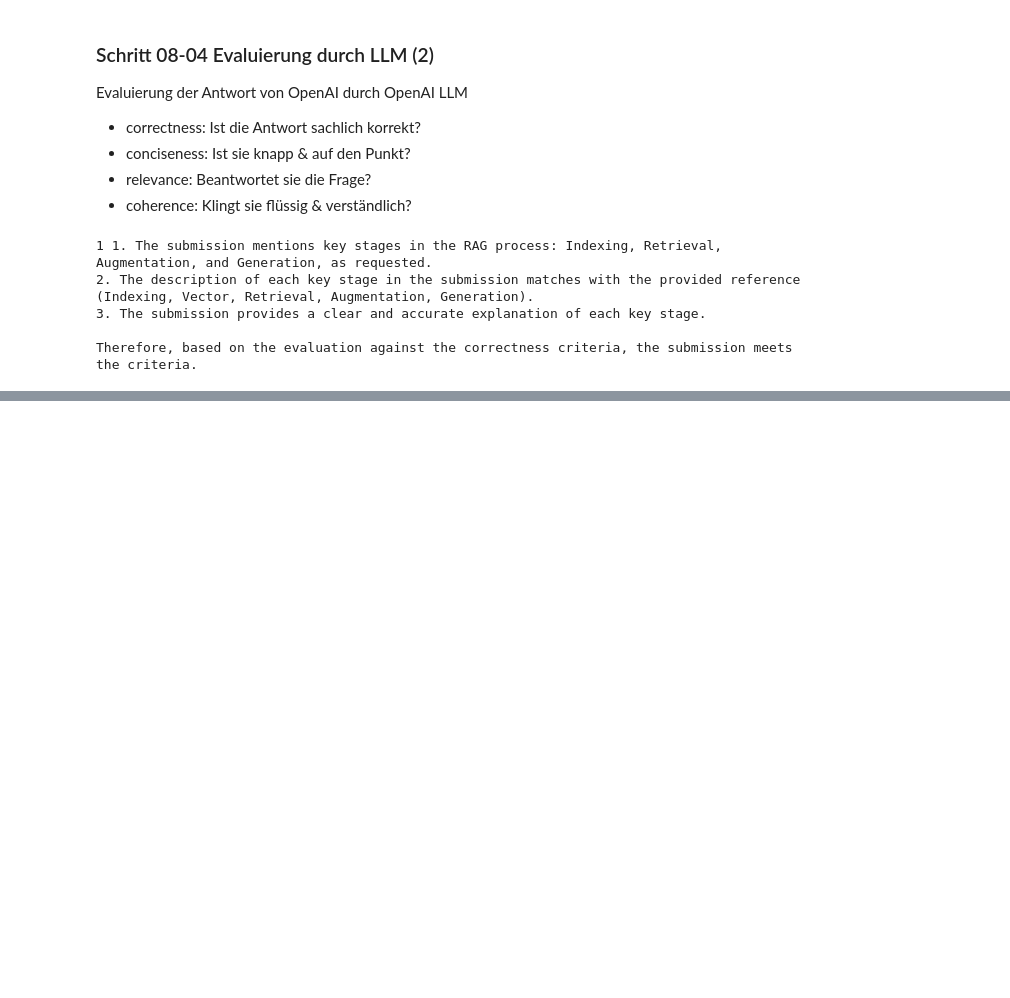
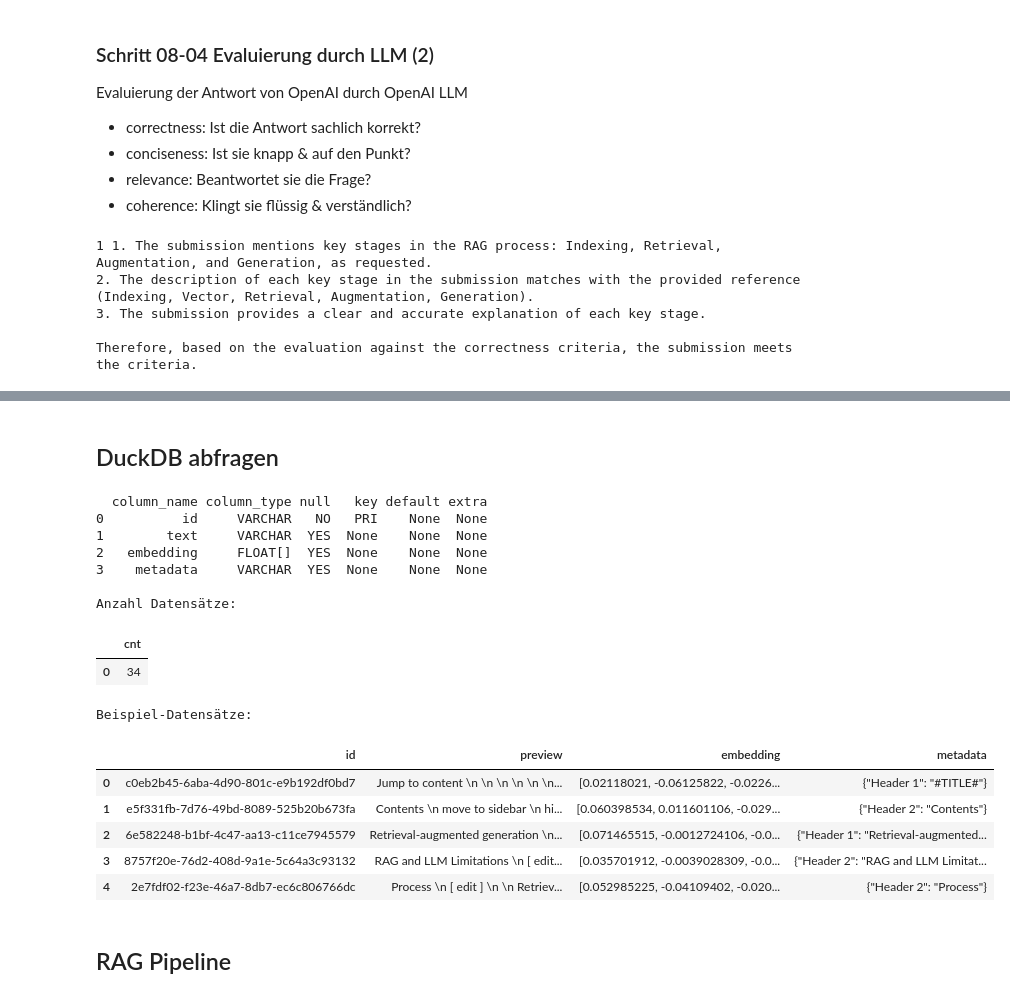
Before and after one commit to abuckenhofer/tdwi2025, a Jupyter notebook: src/WorkshopRAGPipeline.ipynb, the cells around one changed output, grey strips where cells are left out. Drawn from its saved outputs; the diff is of its cells as text; code cells hidden in the pictures; blank space fills up the shorter version.

```diff
--- a/src/WorkshopRAGPipeline.ipynb
+++ b/src/WorkshopRAGPipeline.ipynb
@@ -947,0 +1075,46 @@ Therefore, based on the evaluation against the correctness criteria, the submiss
+# %% [markdown]
+## DuckDB abfragen
+# %%
+con = duckdb.connect("Data/duckdb_vectors.duckdb")
+
+# Schema inspizieren
+print(con.execute("DESCRIBE embeddings").fetchdf())
+
+df = con.execute("""
+    SELECT count(*) as cnt
+    FROM embeddings
+""").fetchdf()
+print("\nAnzahl Datensätze:")
+display(df)
+
+# Erste Einträge ansehen
+df = con.execute("""
+    SELECT id,
+           left(text, 60)   AS preview,
+           embedding,
+           metadata
+    FROM embeddings
+    LIMIT 5
+""").fetchdf()
+print("\nBeispiel-Datensätze:")
+display(df)
+con.close()
+# %% [output]
+  column_name column_type null   key default extra
+0          id     VARCHAR   NO   PRI    None  None
+1        text     VARCHAR  YES  None    None  None
+2   embedding     FLOAT[]  YES  None    None  None
+3    metadata     VARCHAR  YES  None    None  None
+
+Anzahl Datensätze:
+|  | cnt |
+| 0 | 34 |
+Beispiel-Datensätze:
+|  | id | preview | embedding | metadata |
+| 0 | c0eb2b45-6aba-4d90-801c-e9b192df0bd7 | Jump to content \n \n \n \n \n \n... | [0.02118021, -0.06125822, -0.0226... | {"Header 1": "#TITLE#"} |
+| 1 | e5f331fb-7d76-49bd-8089-525b20b673fa | Contents \n move to sidebar \n hi... | [0.060398534, 0.011601106, -0.029... | {"Header 2": "Contents"} |
+| 2 | 6e582248-b1bf-4c47-aa13-c11ce7945579 | Retrieval-augmented generation \n... | [0.071465515, -0.0012724106, -0.0... | {"Header 1": "Retrieval-augmented... |
+| 3 | 8757f20e-76d2-408d-9a1e-5c64a3c93132 | RAG and LLM Limitations \n [ edit... | [0.035701912, -0.0039028309, -0.0... | {"Header 2": "RAG and LLM Limitat... |
+| 4 | 2e7fdf02-f23e-46a7-8db7-ec6c806766dc | Process \n [ edit ] \n \n Retriev... | [0.052985225, -0.04109402, -0.020... | {"Header 2": "Process"} |
+# %% [markdown]
+## RAG Pipeline
```
Also changed, not shown: parts of 15 cells of this notebook.
